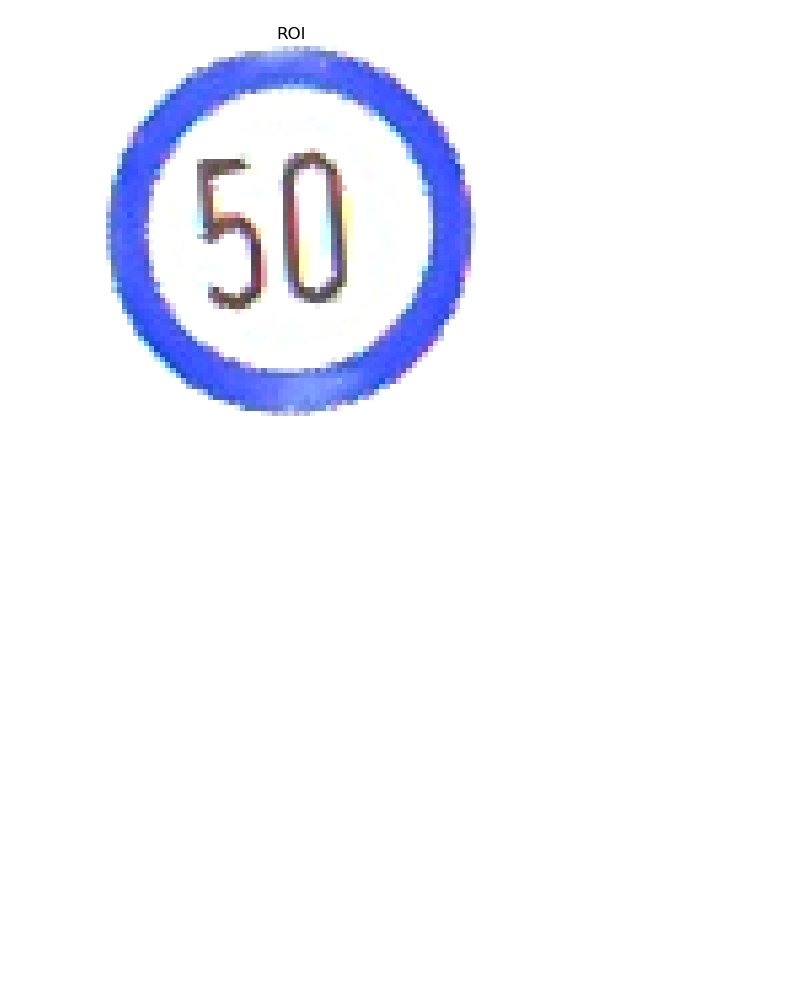
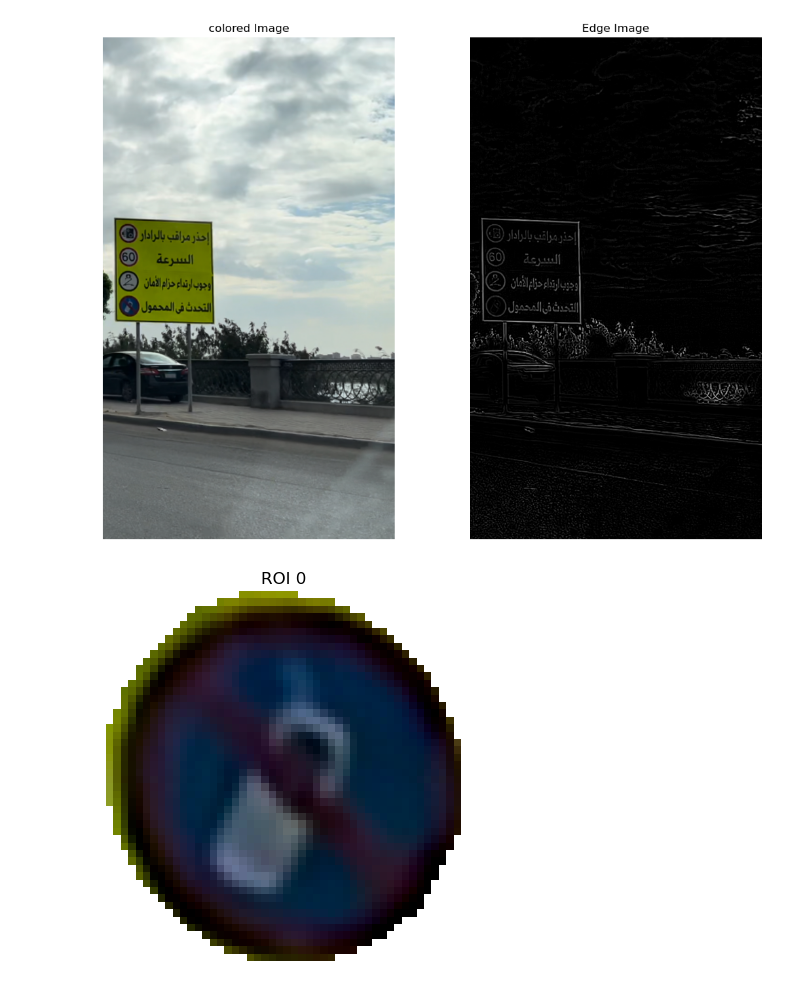
Before and after one commit to ahmedsaad562000/Hdy_3sahn_T3dy, a Jupyter notebook: ROI/roi.ipynb, the cells around one changed output. Saved outputs shown, nothing was run; the diff lists cells and outputs as text; code cells hidden in the pictures; blank space fills up the shorter version.

```diff
--- a/ROI/roi.ipynb
+++ b/ROI/roi.ipynb
@@ -10,7 +11,7 @@ import sys
 sys.path.append('../')
 from Preprocessing import preprocessing as pp
 # %%
-def extract_roi(edge_image, image):
+def extract_roi(edge_image, colored_image):
   """
   Extracts the region of interest (ROI) from an edge-filtered image.
 
@@ -24,6 +25,7 @@ def extract_roi(edge_image, image):
           - normalized_signature: Normalized signature of the ROI.
           - shape_type: Type of shape detected (e.g., "circle").
   """
+  edge_image  = (edge_image * 255).astype('uint8')
 
   # Find contours in the edge image
   # mode: cv2.RETR_EXTERNAL retrieves only the extreme outer contours (boundries) and ignore nested inside contours
@@ -35,13 +37,16 @@ def extract_roi(edge_image, image):
   # It does this by storing only the end points of the horizontal, vertical, and diagonal line segments that make up the contour.
 
   # contours: list of contours where each contour is a Numpy array of (x, y) coordinates of boundary points of the object
-  contours, hierarchy = cv2.findContours(edge_image, cv2.RETR_EXTERNAL, cv2.CHAIN_APPROX_NONE)
+  contours, hierarchy = cv2.findContours(edge_image, cv2.RETR_CCOMP, cv2.CHAIN_APPROX_SIMPLE)
+
+
 
   # List to store extracted ROIs
   extracted_rois = []
 
   # Minimum area threshold to avoid small objects and retrieve only potential ROIs
-  min_area = 100
+  min_area = 200
+  circ_contours = []
 
   # Iterate through each contour
   for contour in contours:
@@ -51,6 +56,7 @@ def extract_roi(edge_image, image):
     # Skip small contours
     if area < min_area:
       continue
+
 
     # Gets the smallest possible circle that encloses the contour with its centroid and radius
     centroid, radius = cv2.minEnclosingCircle(contour)
@@ -64,10 +70,19 @@ def extract_roi(edge_image, image):
     circle_area = np.pi * (radius ** 2)
 
     # add the contour to the list of circle contours
-    if  np.isclose(area, circle_area, rtol=0.3):  # 30% tolerance
-        img_copy = image.copy()
+    if  np.isclose(area, circle_area, rtol=0.2):  # 30% tolerance
+        check = False
+        for i in range(len(circ_contours)):
+            if np.isclose(centroid[0] - circ_contours[i][0], 0, atol=2) and np.isclose(centroid[1] - circ_contours[i][1], 0, atol=2):
+                check = True
+        if(check):
+            continue
+        # cv2.rectangle(colored_image, (x, y), (x+w, y+h), (0, 255, 0), 2)
+        circ_contours.append(centroid)
+
+        img_copy = colored_image.copy()
         # Create an empty mask
-        mask = np.zeros_like(img_copy, dtype=np.uint8)
+        mask = np.zeros_like(img_copy)
         # Draw the contour on the mask
         cv2.drawContours(mask, [contour], 0, (255, 255, 255), thickness=cv2.FILLED)
         # Invert the mask (to keep the area inside the contour)
@@ -77,6 +92,7 @@ def extract_roi(edge_image, image):
         result += mask_inv
         # Use the bounding rectangle coordinates to create the sub-image
         sub_image = result[y:y+h, x:x+w]
+        # cv2.rectangle(colored_image, (x, y), (x+w, y+h), (0, 255, 0), 2)
 
         # Create the Gaussian blur
         gauss = cv2.GaussianBlur(sub_image, (9,9), 10.0)
@@ -91,21 +107,28 @@ def extract_roi(edge_image, image):
 # %%
 '''
 Testing
 '''
 # Load the image
-image = cv2.imread("../dataset/testcase5.jpg")
+image = io.imread("../dataset/testcase8.png")
+
+img = image[:, 2 * (image.shape[1] // 3):]
+# img = img[img.shape[0] // 3: 2 * (img.shape[0] // 3), :]
 
 # Convert the image to grayscale
-gray_image = cv2.cvtColor(image, cv2.COLOR_BGR2GRAY)
+gray_image = pp.gray_image(img)
+
+afterGamma = pp.HistogramEqualization(gray_image)
 
 # Apply edge detection
-edge_image = cv2.Canny(gray_image, 50, 150)
+edge_image = pp.LoGEdgeDetection(afterGamma)
 
-# pp.show_images([gray_image, edge_image], ["Grayscale Image", "Edge Image"])
+pp.show_images([img, edge_image], ["colored Image", "Edge Image"])
 
 # Extract ROIs
-rois = extract_roi(edge_image, image.copy())
+rois = extract_roi(edge_image, img.copy())
 
-pp.show_images(rois, ["ROI"])
+for i in range(len(rois)):
+  pp.show_images([rois[i]], [f"ROI {i}"])
 # %% [output]
-[figure, old version]
+[figure, new version]
+[figure, added]
```
Also changed, not shown: parts of 2 cells of this notebook.
